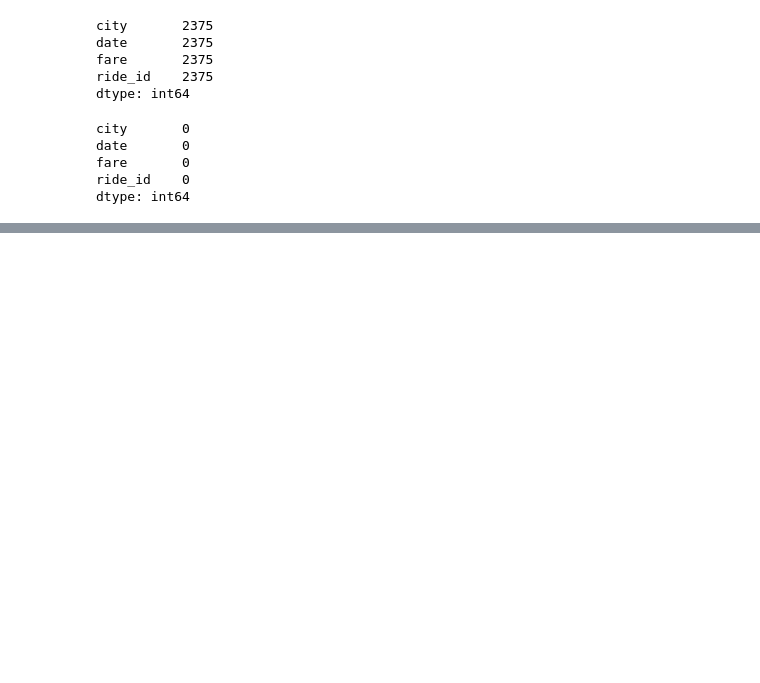
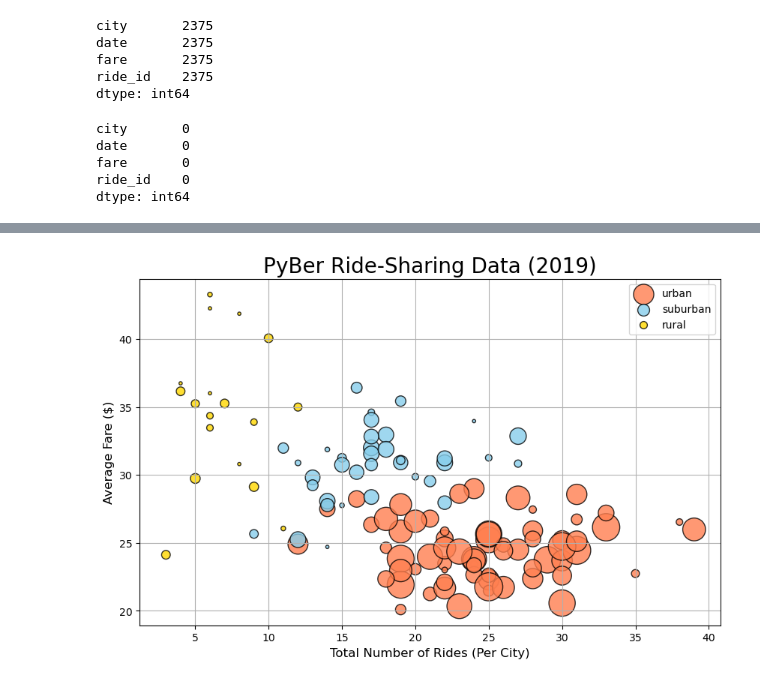
Before and after one commit to JhoanMiranda/Pyber_Analysis, a Jupyter notebook: PyBer.ipynb, the cells around one changed output, grey strips where cells are left out. Saved outputs shown, nothing was run; the diff lists cells and outputs as text; code cells hidden in the pictures; blank space fills up the shorter version.

```diff
--- a/PyBer.ipynb
+++ b/PyBer.ipynb
@@ -147,0 +323,19 @@ pyber_data_df.head()
+# %%
+#combine plotes
+plt.subplots(figsize=(10,6))
+plt.scatter(urban_ride_count, urban_avg_fare, s=10* urban_driver_count, color= "coral", edgecolor= "black", linewidths=1, alpha=0.8, label="urban")
+plt.scatter(suburban_ride_count, suburban_avg_fare, color= "skyblue", edgecolor= "black", s=10*suburban_driver_count, alpha=0.8, label="suburban")
+plt.scatter(rural_ride_count, rural_avg_fare,color= "gold", edgecolor= "black", s=10*rural_driver_count, alpha=0.8, label="rural")
+
+# Incorporate the other graph propertie
+plt.title("PyBer Ride-Sharing Data (2019)", fontsize=20)
+plt.ylabel("Average Fare ($)", fontsize=12)
+plt.xlabel("Total Number of Rides (Per City)", fontsize=12)
+plt.grid(True)
+
+# Add the legend.
+plt.legend()
+# Show the plot
+plt.show()
+# %% [output]
+[figure, added]
```
Also changed, not shown: parts of 20 cells of this notebook, 1 other file.
